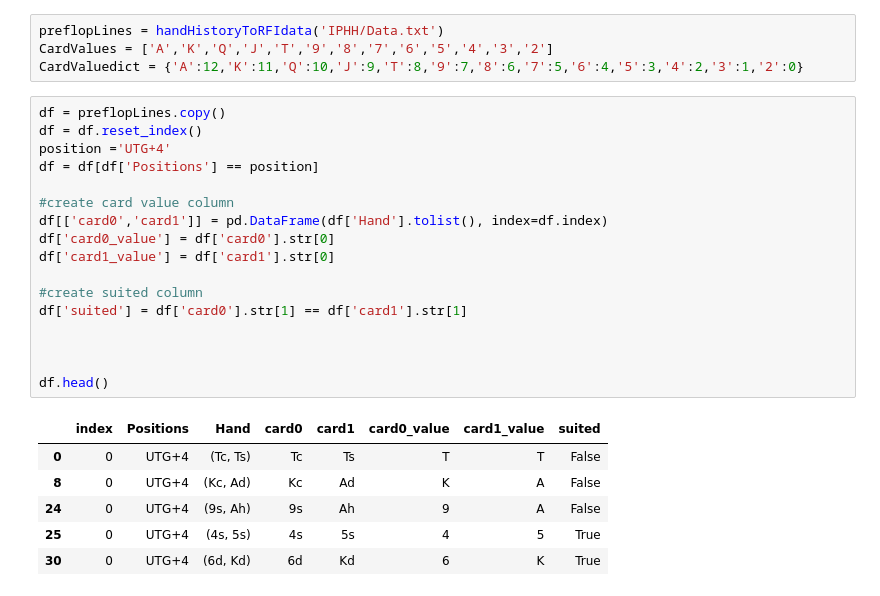
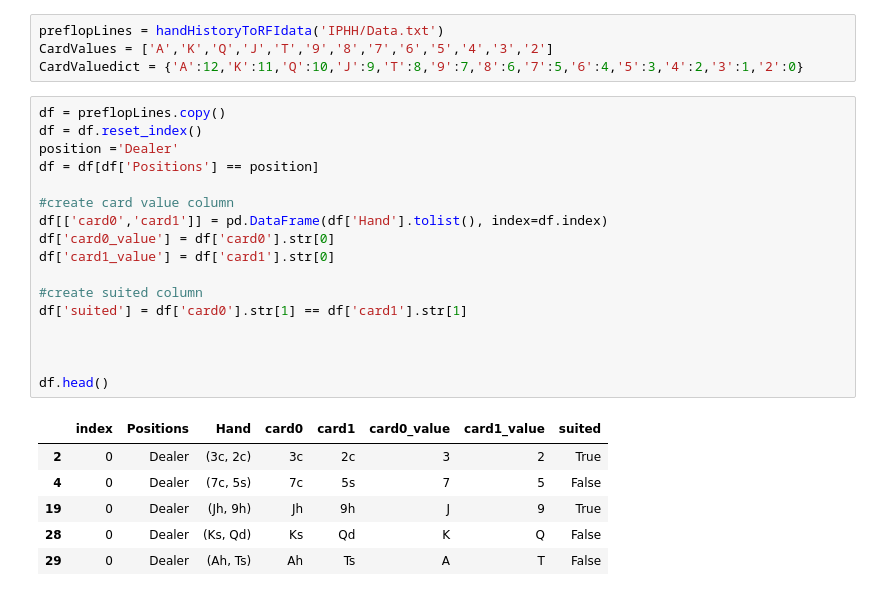
Before and after one commit to emeric-gh/Preflop-frequency-analyzer, a Jupyter notebook: workcode.ipynb, the cells around one changed output. Saved outputs shown, nothing was run; the diff lists cells and outputs as text.

```diff
--- a/workcode.ipynb
+++ b/workcode.ipynb
@@ -15,27 +15,27 @@ CardValuedict = {'A':12,'K':11,'Q':10,'J':9,'T':8,'9':7,'8':6,'7':5,'6':4,'5':3,
 # %%
 df = preflopLines.copy()
 df = df.reset_index()
-position ='UTG+4'
+position ='Dealer'
 df = df[df['Positions'] == position]
 
 #create card value column
 df[['card0','card1']] = pd.DataFrame(df['Hand'].tolist(), index=df.index)
 df['card0_value'] = df['card0'].str[0]
 df['card1_value'] = df['card1'].str[0]
 
 #create suited column
 df['suited'] = df['card0'].str[1] == df['card1'].str[1]
 
 
 
 df.head()
 # %% [output]
 |  | index | Positions | Hand | card0 | card1 | card0_value | card1_value | suited |
-| 0 | 0 | UTG+4 | (Tc, Ts) | Tc | Ts | T | T | False |
-| 8 | 0 | UTG+4 | (Kc, Ad) | Kc | Ad | K | A | False |
-| 24 | 0 | UTG+4 | (9s, Ah) | 9s | Ah | 9 | A | False |
-| 25 | 0 | UTG+4 | (4s, 5s) | 4s | 5s | 4 | 5 | True |
-| 30 | 0 | UTG+4 | (6d, Kd) | 6d | Kd | 6 | K | True |
+| 2 | 0 | Dealer | (3c, 2c) | 3c | 2c | 3 | 2 | True |
+| 4 | 0 | Dealer | (7c, 5s) | 7c | 5s | 7 | 5 | False |
+| 19 | 0 | Dealer | (Jh, 9h) | Jh | 9h | J | 9 | True |
+| 28 | 0 | Dealer | (Ks, Qd) | Ks | Qd | K | Q | False |
+| 29 | 0 | Dealer | (Ah, Ts) | Ah | Ts | A | T | False |
 # %%
 
 def createPivot(df, suited = False):
```
Also changed, not shown: parts of 2 cells of this notebook.
